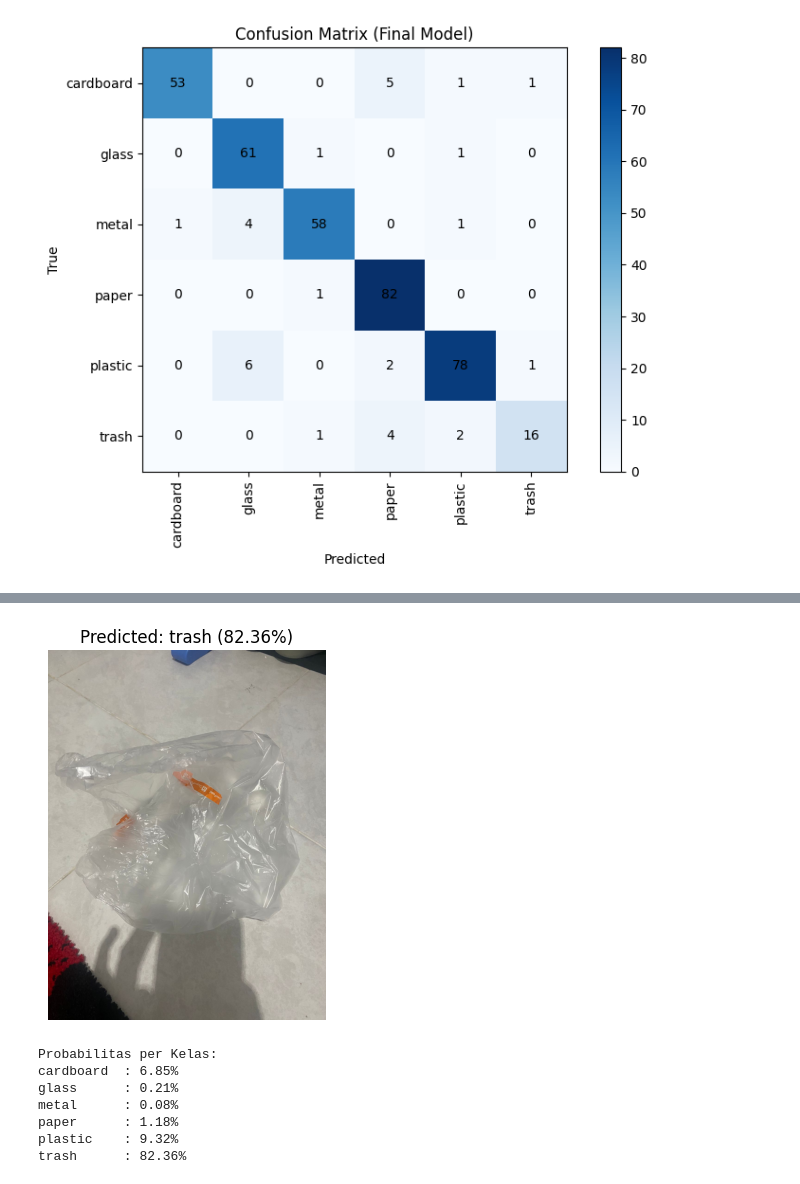
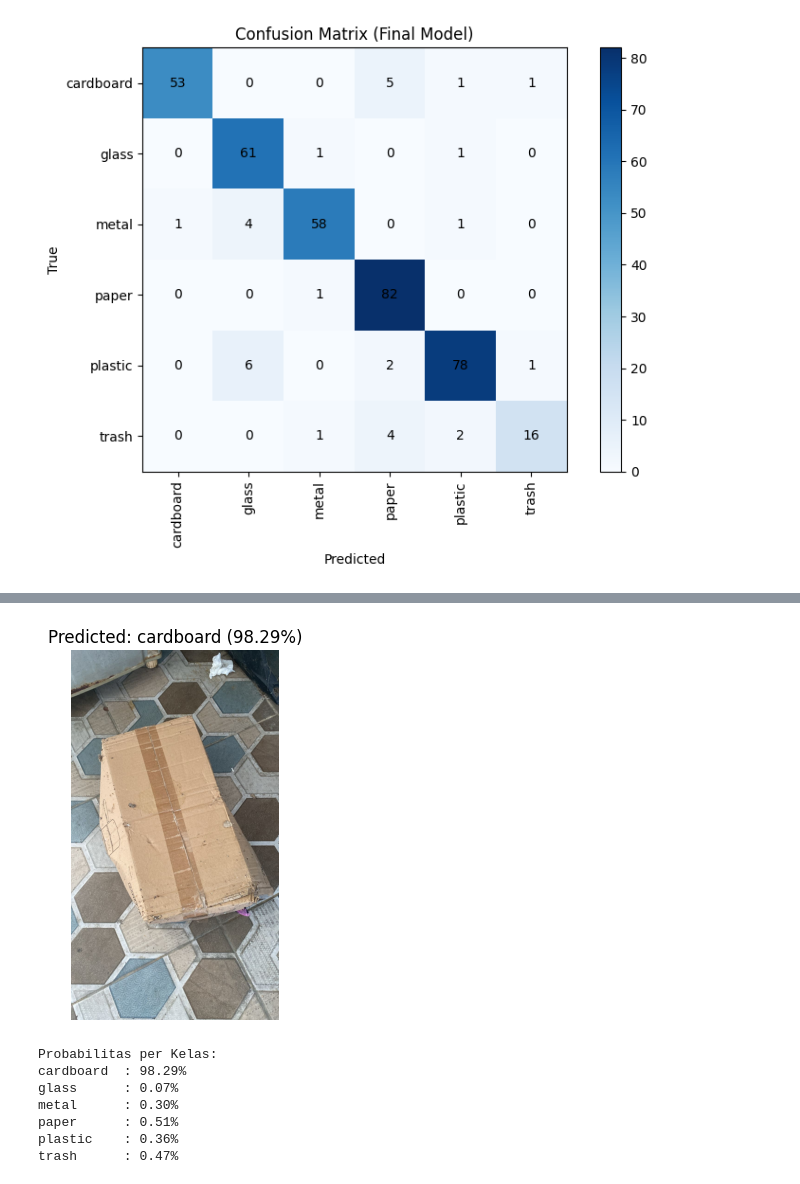
Before and after one commit to WahyuKhairi06/JaringanSyarafTiruan_WahyuKhairi_2311531009, a Jupyter notebook: JST_NEW.ipynb, the cells around one changed output, grey strips where cells are left out. Cells and saved outputs as stored; diff of their text form; code cells hidden in the pictures.

```diff
--- a/JST_NEW.ipynb
+++ b/JST_NEW.ipynb
@@ -736,3 +763,12 @@ plt.show()
 # %% [output]
 --- Learning Curves (Final 10-Epoch Training) ---
 [figure]
+# %%
+print("\n--- Numerical Loss Values (Final 10-Epoch Training) ---\n")
+print("Final Training Loss per Epoch:")
+for i, loss in enumerate(final_train_losses):
+    print(f"- Epoch {i+1}: {loss:.2f}")
+
+print("\nFinal Validation Loss per Epoch:")
+for i, loss in enumerate(final_val_losses):
+    print(f"- Epoch {i+1}: {loss:.2f}")
@@ -836,41 +878,40 @@ trash      : 1.26%
 # %%
 import torch
 import torch.nn.functional as F
+from PIL import Image
+import matplotlib.pyplot as plt
 
 def predict_image(path):
     img = Image.open(path).convert("RGB")
-    tf = val_tf  # gunakan transform validasi/testing
-    x = tf(img).unsqueeze(0).to(device)
 
-    model_final.eval()  # pastikan mode evaluasi
+    # Gunakan transform validasi
+    x = val_tf(img).unsqueeze(0).to(device)
+
+    model_final.eval()
 
     with torch.no_grad():
-        out = model_final(x)                     # output logits
-        probs = F.softmax(out, dim=1)            # convert ke probabilitas
-        conf, pred = torch.max(probs, dim=1)     # ambil kelas & confidence tertinggi
-
-    predicted_class = class_names[pred.item()]
-    confidence_percent = conf.item() * 100       # ubah ke persen
+        out = model_final(x)                # <<< perbaikan: gunakan model_final
+        probs = F.softmax(out, dim=1)[0]    # probabilitas softmax
+        pred = torch.argmax(probs).item()   # ambil index prediksi
+        confidence = probs[pred].item() * 100
 
     # Tampilkan gambar + prediksi
     plt.imshow(img)
-    plt.title(f"Predicted: {predicted_class} ({confidence_percent:.2f}%)")
+    plt.title(f"Predicted: {class_names[pred]} ({confidence:.2f}%)")
     plt.axis('off')
     plt.show()
 
-    # OPTIONAL: tampilkan semua probabilitas per kelas
-    print("\nProbabilitas per Kelas:")
+    print("\nProbabilitas per kelas:")
     for i, cls in enumerate(class_names):
-        print(f"{cls:10s} : {probs[0][i].item()*100:.2f}%")
-
-# Contoh:
-predict_image("/content/test.jpg")
+        print(f"{cls:10s} : {probs[i].item()*100:.2f}%")
-# %% [output]
-[figure, removed]
-Probabilitas per Kelas:
-cardboard  : 6.85%
-glass      : 0.21%
-metal      : 0.08%
-paper      : 1.18%
-plastic    : 9.32%
-trash      : 82.36%
+# %%
+predict_image("/content/test2.jpg")
+# %% [output]
+[figure, added]
+Probabilitas per Kelas:
+cardboard  : 98.29%
+glass      : 0.07%
+metal      : 0.30%
+paper      : 0.51%
+plastic    : 0.36%
+trash      : 0.47%
```
Also changed, not shown: parts of 7 cells of this notebook.
